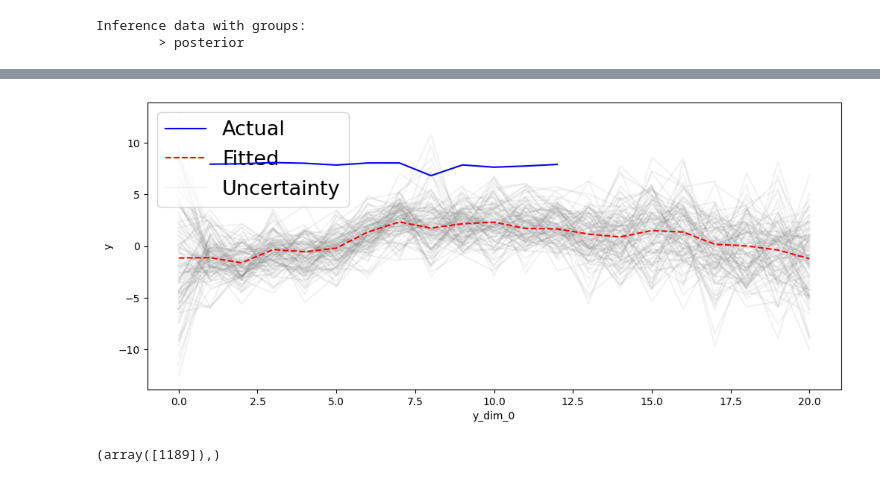
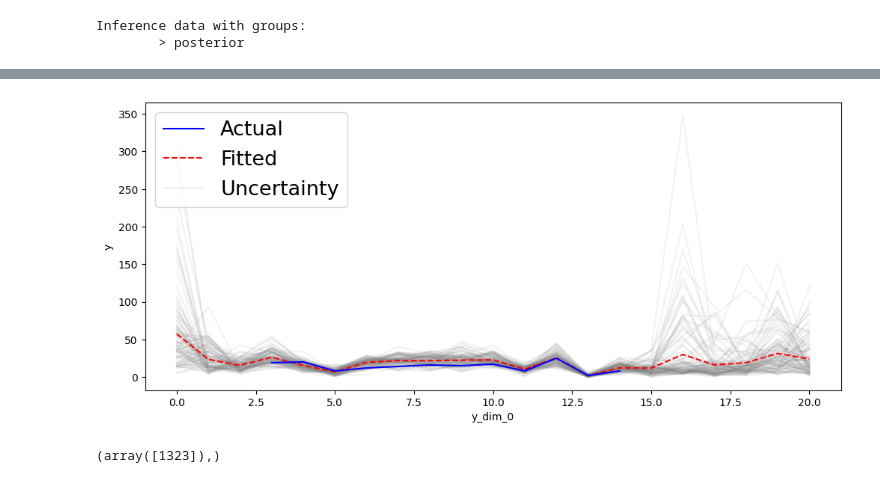
Before and after one commit to abrahme/nba_functional_analysis, a Jupyter notebook: HSGPFunctional.ipynb, the cells around one changed output, grey strips where cells are left out. Drawn from its saved outputs; the diff is of its cells as text; code cells hidden in the pictures.

Commit message:
improve rf model

```diff
--- a/HSGPFunctional.ipynb
+++ b/HSGPFunctional.ipynb
@@ -641,6 +653,6 @@ Inference data with groups:
         > posterior
 # %%
 W = results["W"]
-with open("model_output/nba_rflvm.pkl", "rb") as f:
+with open("model_output/exponential_cp.pkl", "rb") as f:
     results_rflvm = pickle.load(f)
 f.close()
@@ -647,10 +663,10 @@ f.close()
 # %%
-X = results_rflvm["X_raw"].mean(axis = 0)
+X = results_rflvm["U_auto_loc"]
 U, _, _ = np.linalg.svd(X, full_matrices=False)
-L       = np.linalg.cholesky(np.cov(U.T) + 1e-6 * np.eye(2)).T
+L       = np.linalg.cholesky(np.cov(U.T) + 1e-6 * np.eye(3)).T
 aligned_X  = np.linalg.solve(L, U.T).T
 X_tvrflvm_aligned = aligned_X / np.std(X, axis=0)
 wTx = np.einsum("nr,ijmr -> ijnm", X_tvrflvm_aligned, W)
-phi = np.concatenate([np.cos(wTx), np.sin(wTx)], -1) * (1/ np.sqrt(10))
+phi = np.concatenate([np.cos(wTx), np.sin(wTx)], -1) * (1/ np.sqrt(100))
 # %%
 results["phi"] = phi
@@ -671,4 +679,6 @@ from data.data_utils import create_fda_data
 # %%
 data["log_min"] = np.log(data["minutes"])
 data["simple_exposure"] = 1
-_ , outputs, _ = create_fda_data(data, basis_dims=2, metric_output=(["gaussian"])*3, metrics=["log_min","obpm","dbpm"], exposure_list=["simple_exposure","minutes", "minutes"])
+_ , outputs, _ = create_fda_data(data, basis_dims=3, metric_output=(["gaussian"] * 3) + (["poisson"] * 9) + (["binomial"] * 3),
+                                     metrics = ["log_min", "obpm","dbpm","blk","stl","ast","dreb","oreb","tov","fta","fg2a","fg3a","ftm","fg2m","fg3m"]
+, exposure_list= ["simple_exposure"] + (["minutes"] * 11) + ["fta","fg2a","fg3a"])
@@ -681,8 +685,8 @@ obpm_exposure = obpm_exposure.at[inds].set(np.take(np.nanmean(obpm_exposure, axi
 # %%
-plot_metric_trajectory(0, 1189, results["mu"], np.stack([output["output_data"] for output in outputs], axis = 1), exposures = obpm_exposure, metric_output = "gaussian", posterior_variance_samples=results["sigma_obpm"])
+plot_metric_trajectory(3, 1323, results["mu"], np.stack([output["output_data"] for output in outputs], axis = 1), exposures = outputs[3]["exposure_data"], metric_output = "poisson")
 # %% [output]
-[figure, old version]
+[figure, new version]
 # %%
-np.where(names == "Kevin Durant")
+np.where(names == "Stephen Curry")
 # %% [output]
-(array([1189]),)
+(array([1323]),)
```
Also changed, not shown: parts of 12 cells of this notebook, 3 other files.
